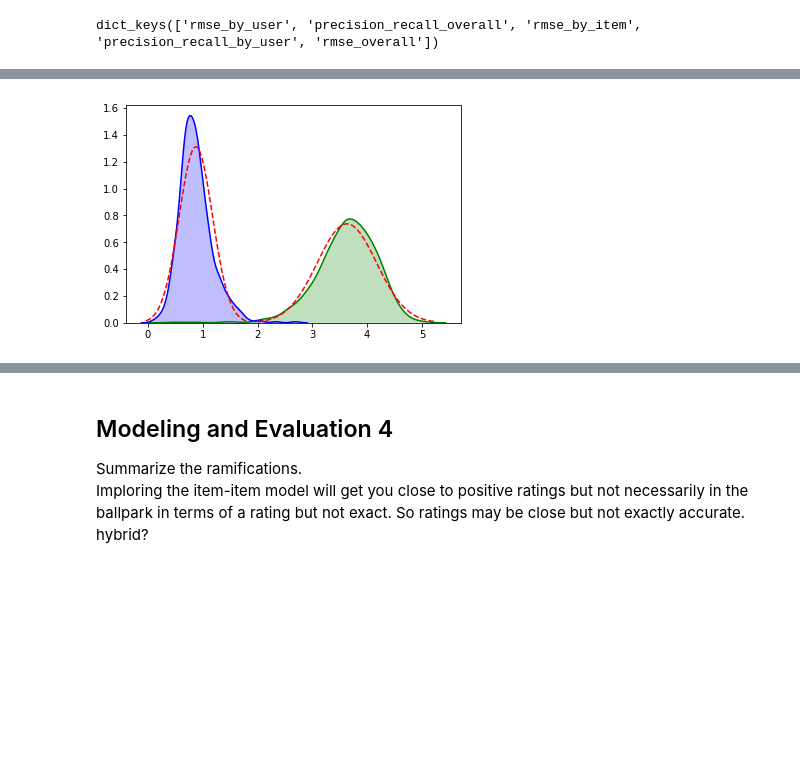
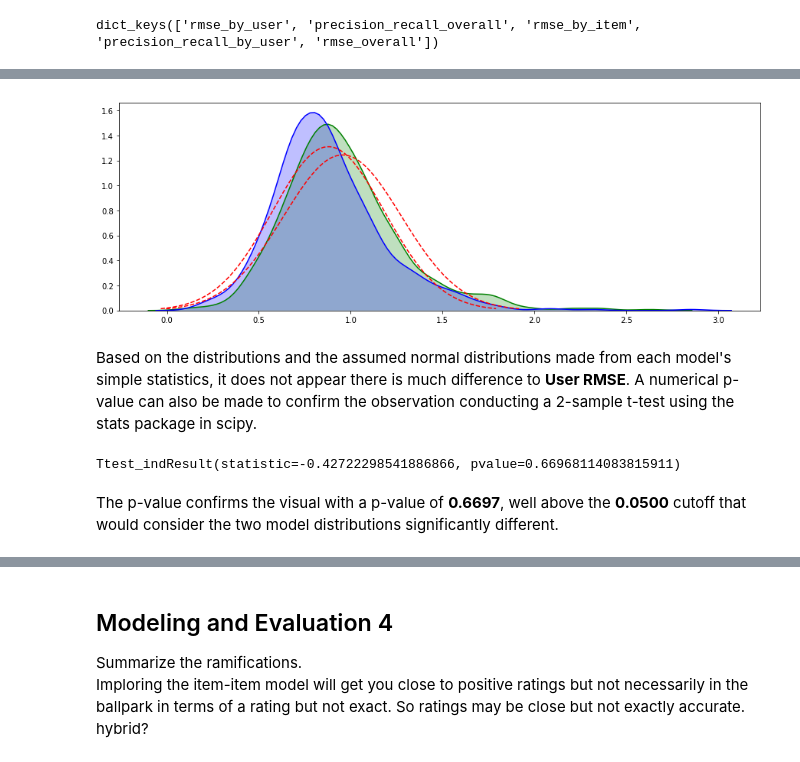
Before and after one commit to JackNelson/MSDS7331_Project3, a Jupyter notebook: MSDS7331_Lab3_AbrahamHarrisHidgonNelson.ipynb, the cells around one changed output, grey strips where cells are left out. Cells and saved outputs as stored; diff of their text form; code cells hidden in the pictures; blank space fills up the shorter version.

```diff
--- a/MSDS7331_Lab3_AbrahamHarrisHidgonNelson.ipynb
+++ b/MSDS7331_Lab3_AbrahamHarrisHidgonNelson.ipynb
@@ -884,16 +873,24 @@ dict_keys(['rmse_by_user', 'precision_recall_overall', 'rmse_by_item', 'precisio
 # %%
-import matplotlib.mlab as mlab
 mu = rec_item_similarity_results['rmse_by_user']['rmse'].mean()
 sigma = rec_item_similarity_results['rmse_by_user']['rmse'].std()
 
 mu2 = rec_rank_fact_results['rmse_by_user']['rmse'].mean()
 sigma2 = rec_rank_fact_results['rmse_by_user']['rmse'].std()
 
+fig, ax = plt.subplots(figsize=(15, 5))
 ax = sns.kdeplot(rec_item_similarity_results['rmse_by_user']['rmse'], color='g', shade=True)
 ax = sns.kdeplot(rec_rank_fact_results['rmse_by_user']['rmse'], color='b', shade=True)
 x = np.linspace(mu - 3*sigma, mu + 3*sigma, 100)
 x2 = np.linspace(mu2 - 3*sigma2, mu2 + 3*sigma2, 100)
 ax = plt.plot(x,mlab.normpdf(x, mu, sigma), color='r', linestyle='--')
 ax = plt.plot(x2,mlab.normpdf(x2, mu2, sigma2), color='r', linestyle='--')
 # %% [output]
-[figure, old version]
+[figure, new version]
+# %% [markdown]
+Based on the distributions and the assumed normal distributions made from each model's simple statistics, it does not appear there is much difference to **User RMSE**.  A numerical p-value can also be made to confirm the observation conducting a 2-sample t-test using the stats package in scipy.
+# %%
+stats.ttest_ind(mlab.normpdf(x,mu,sigma),mlab.normpdf(x2,mu2,sigma2))
+# %% [output]
+Ttest_indResult(statistic=-0.42722298541886866, pvalue=0.66968114083815911)
+# %% [markdown]
+The p-value confirms the visual with a p-value of **0.6697**, well above the **0.0500** cutoff that would consider the two model distributions significantly different.
```
Also changed, not shown: parts of 27 cells of this notebook.
